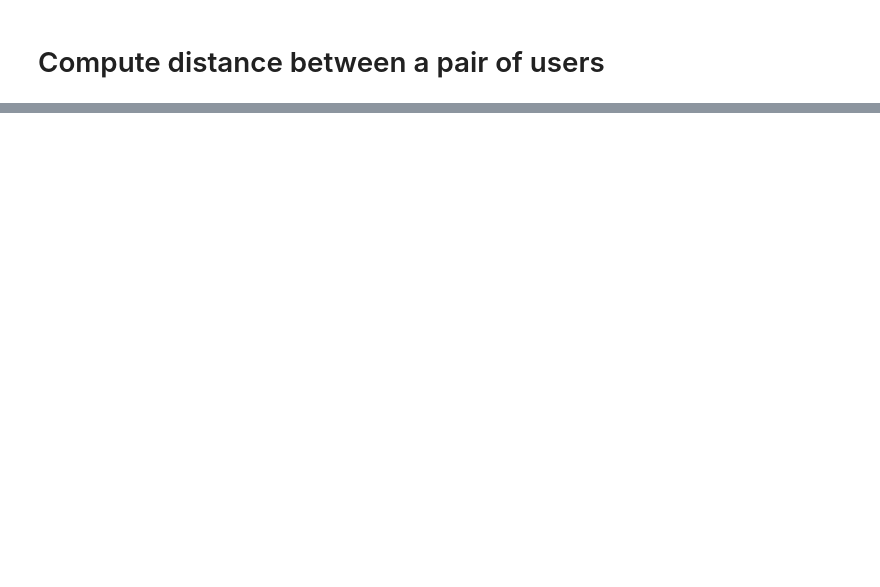
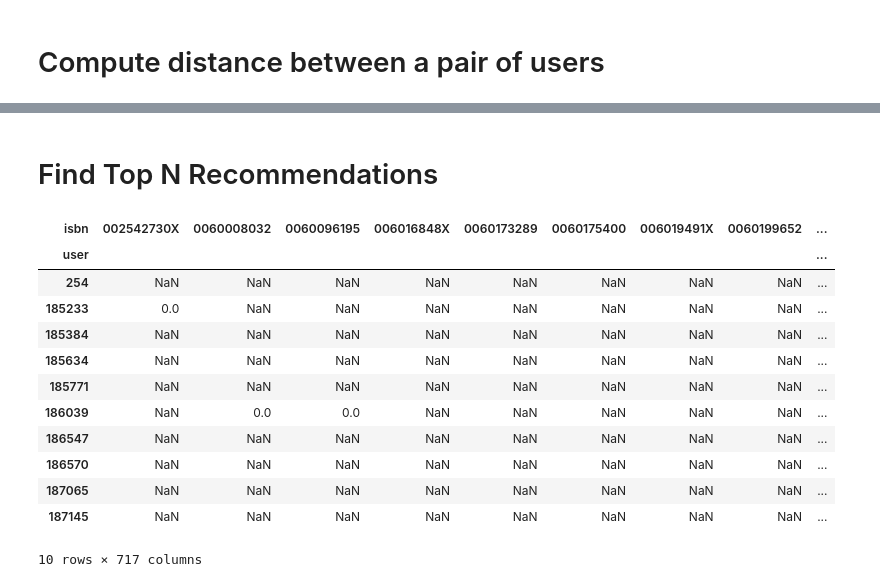
Before and after one commit to poorvaja23/SystemRecommendations, a Jupyter notebook: SysRecommendations_NearestNeighborModel.ipynb, the cells around one changed output, grey strips where cells are left out. Saved outputs shown, nothing was run; the diff lists cells and outputs as text; code cells hidden in the pictures; blank space fills up the shorter version.

```diff
--- a/SysRecommendations_NearestNeighborModel.ipynb
+++ b/SysRecommendations_NearestNeighborModel.ipynb
@@ -153,0 +164,10 @@ NameError: name 'userItemRatingMatrix' is not defined
+# %%
+import numpy as np
+def distance(user1, user2):
+    try:
+        user1Ratings=userItemRatingMatrix.transpose()[u1]
+        user2Ratings=userItemRatingMatrix.transpose()[u2]
+        distance = hamming(user1Ratings, user2Ratings)
+    except:
+        distance = np.NaN
+    return distance
@@ -153,0 +178,5 @@ NameError: name 'userItemRatingMatrix' is not defined
+# %%
+user = 1424
+allUsers = pd.DataFrame(userItemRatingMatrix.index)
+allUsers = allUsers[allUsers.user!=user]
+allUsers.head(6)
@@ -153,0 +191,4 @@ NameError: name 'userItemRatingMatrix' is not defined
+# %%
+# add a col distance that says distance between active user and curr user
+allUsers["distance"]=allUsers["user"].apply(lambda x: distance(user, x))
+allUsers.head(6)
@@ -153,0 +203,5 @@ NameError: name 'userItemRatingMatrix' is not defined
+# %%
+#Find K nearest neigbors
+K = 10
+KnearestUsers = allUsers.sort_values(["distance"], ascending=True)["user"][:K]
+KnearestUsers
@@ -153,0 +243,20 @@ NameError: name 'userItemRatingMatrix' is not defined
+# %% [markdown]
+# Find Top N Recommendations
+# %%
+#get ratings of nearest neighbors for all books
+NNRatings = userItemRatingMatrix[userItemRatingMatrix.index.isin(KnearestUsers)]
+NNRatings
+# %% [output]
+| isbn | 002542730X | 0060008032 | 0060096195 | 006016848X | 0060173289 | 0060175400 | 006019491X | 0060199652 | ... |
+| user |  |  |  |  |  |  |  |  | ... |
+| 254 | NaN | NaN | NaN | NaN | NaN | NaN | NaN | NaN | ... |
+| 185233 | 0.0 | NaN | NaN | NaN | NaN | NaN | NaN | NaN | ... |
+| 185384 | NaN | NaN | NaN | NaN | NaN | NaN | NaN | NaN | ... |
+| 185634 | NaN | NaN | NaN | NaN | NaN | NaN | NaN | NaN | ... |
+| 185771 | NaN | NaN | NaN | NaN | NaN | NaN | NaN | NaN | ... |
+| 186039 | NaN | 0.0 | 0.0 | NaN | NaN | NaN | NaN | NaN | ... |
+| 186547 | NaN | NaN | NaN | NaN | NaN | NaN | NaN | NaN | ... |
+| 186570 | NaN | NaN | NaN | NaN | NaN | NaN | NaN | NaN | ... |
+| 187065 | NaN | NaN | NaN | NaN | NaN | NaN | NaN | NaN | ... |
+| 187145 | NaN | NaN | NaN | NaN | NaN | NaN | NaN | NaN | ... |
+10 rows × 717 columns
```
Also changed, not shown: parts of 24 cells of this notebook, 4 other files.
